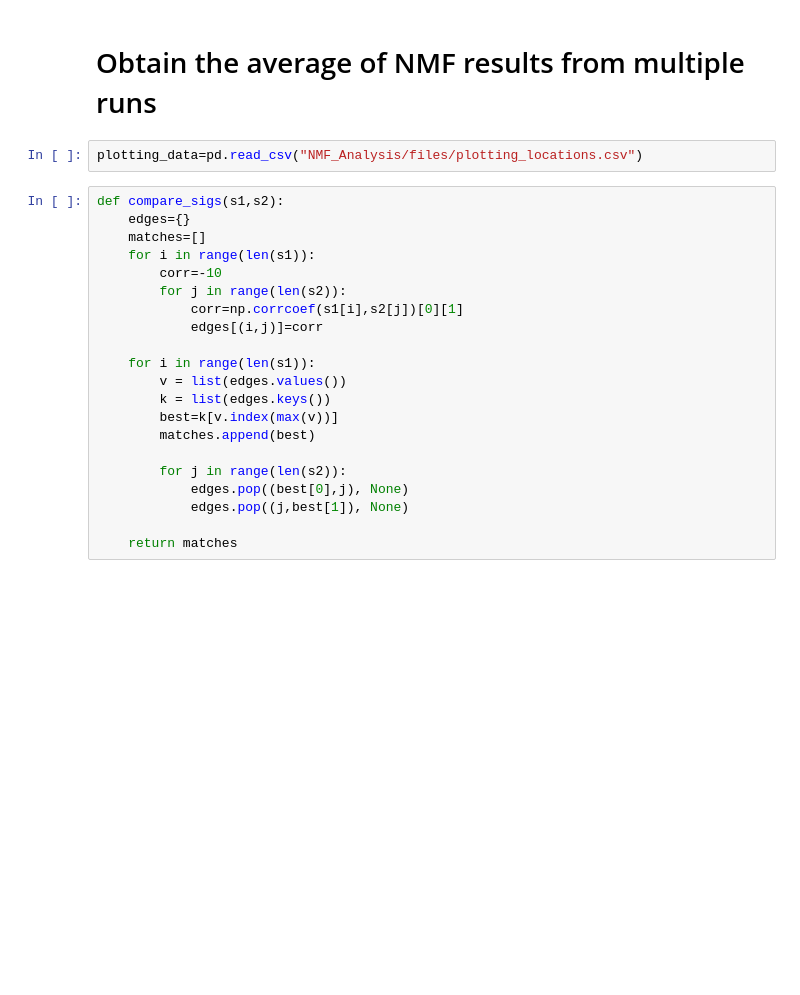
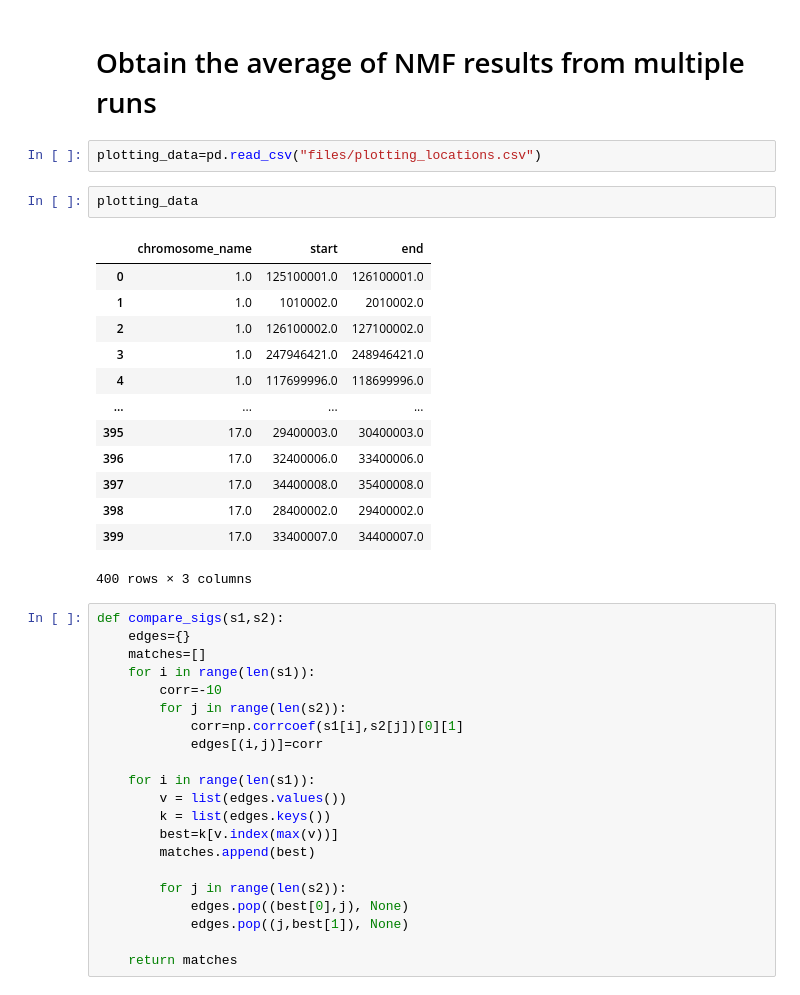
Before and after one commit to abdeldar/SD_network, a Jupyter notebook: NMF_Analysis/NMF_Analysis_1MB.ipynb, the cells around one changed output. Drawn from its saved outputs; the diff is of its cells as text; blank space fills up the shorter version.

```diff
--- a/NMF_Analysis/NMF_Analysis_1MB.ipynb
+++ b/NMF_Analysis/NMF_Analysis_1MB.ipynb
@@ -403,7 +402,23 @@ See the caveats in the documentation: https://pandas.pydata.org/pandas-docs/stab
 # %% [markdown]
 # Obtain the average of NMF results from multiple runs
 # %%
-plotting_data=pd.read_csv("NMF_Analysis/files/plotting_locations.csv")
+plotting_data=pd.read_csv("files/plotting_locations.csv")
+# %%
+plotting_data
+# %% [output]
+|  | chromosome_name | start | end |
+| 0 | 1.0 | 125100001.0 | 126100001.0 |
+| 1 | 1.0 | 1010002.0 | 2010002.0 |
+| 2 | 1.0 | 126100002.0 | 127100002.0 |
+| 3 | 1.0 | 247946421.0 | 248946421.0 |
+| 4 | 1.0 | 117699996.0 | 118699996.0 |
+| ... | ... | ... | ... |
+| 395 | 17.0 | 29400003.0 | 30400003.0 |
+| 396 | 17.0 | 32400006.0 | 33400006.0 |
+| 397 | 17.0 | 34400008.0 | 35400008.0 |
+| 398 | 17.0 | 28400002.0 | 29400002.0 |
+| 399 | 17.0 | 33400007.0 | 34400007.0 |
+400 rows × 3 columns
 # %%
 def compare_sigs(s1,s2):
     edges={}
```
Also changed, not shown: parts of 5 cells of this notebook, 2 other files.
